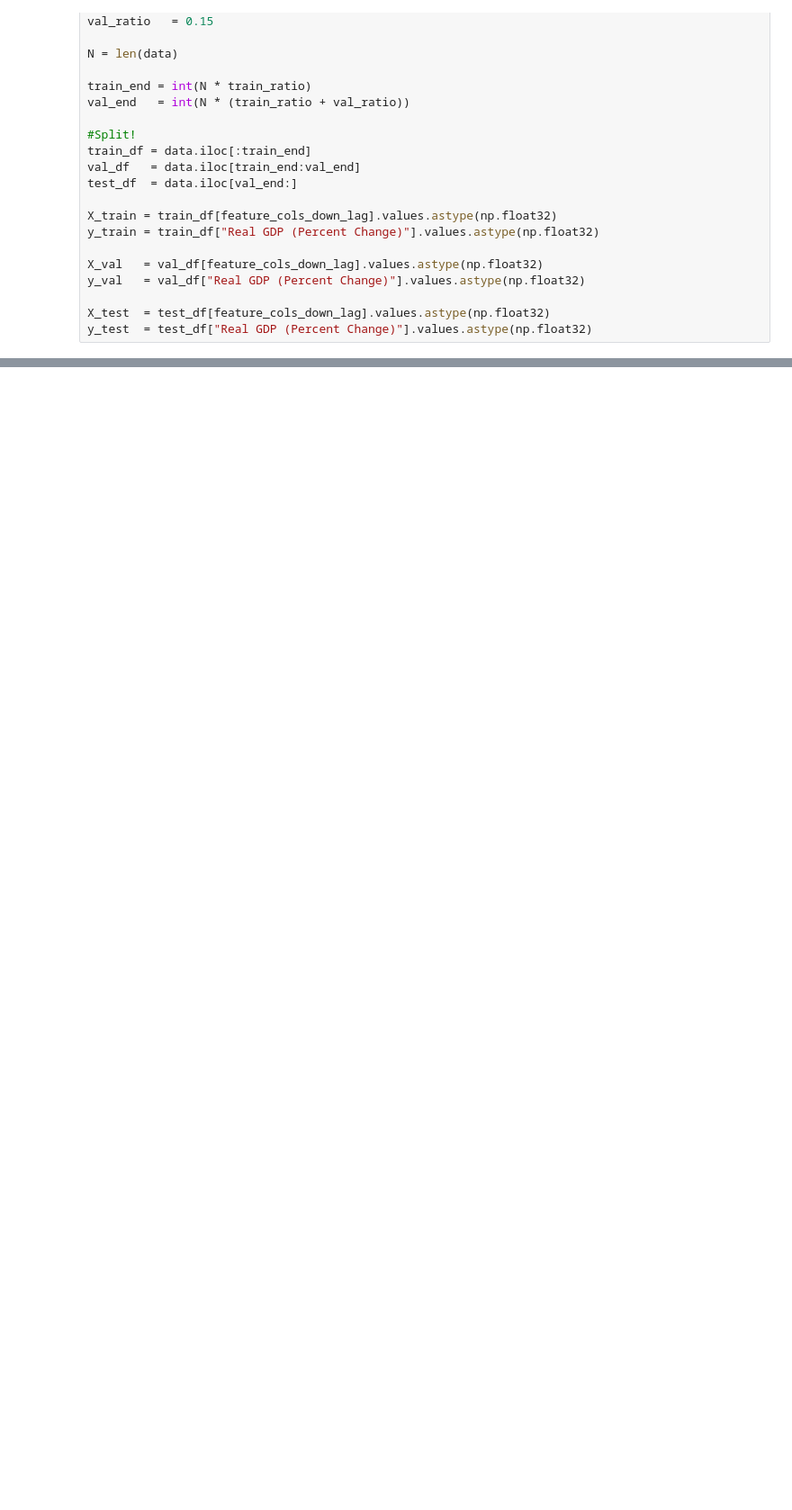
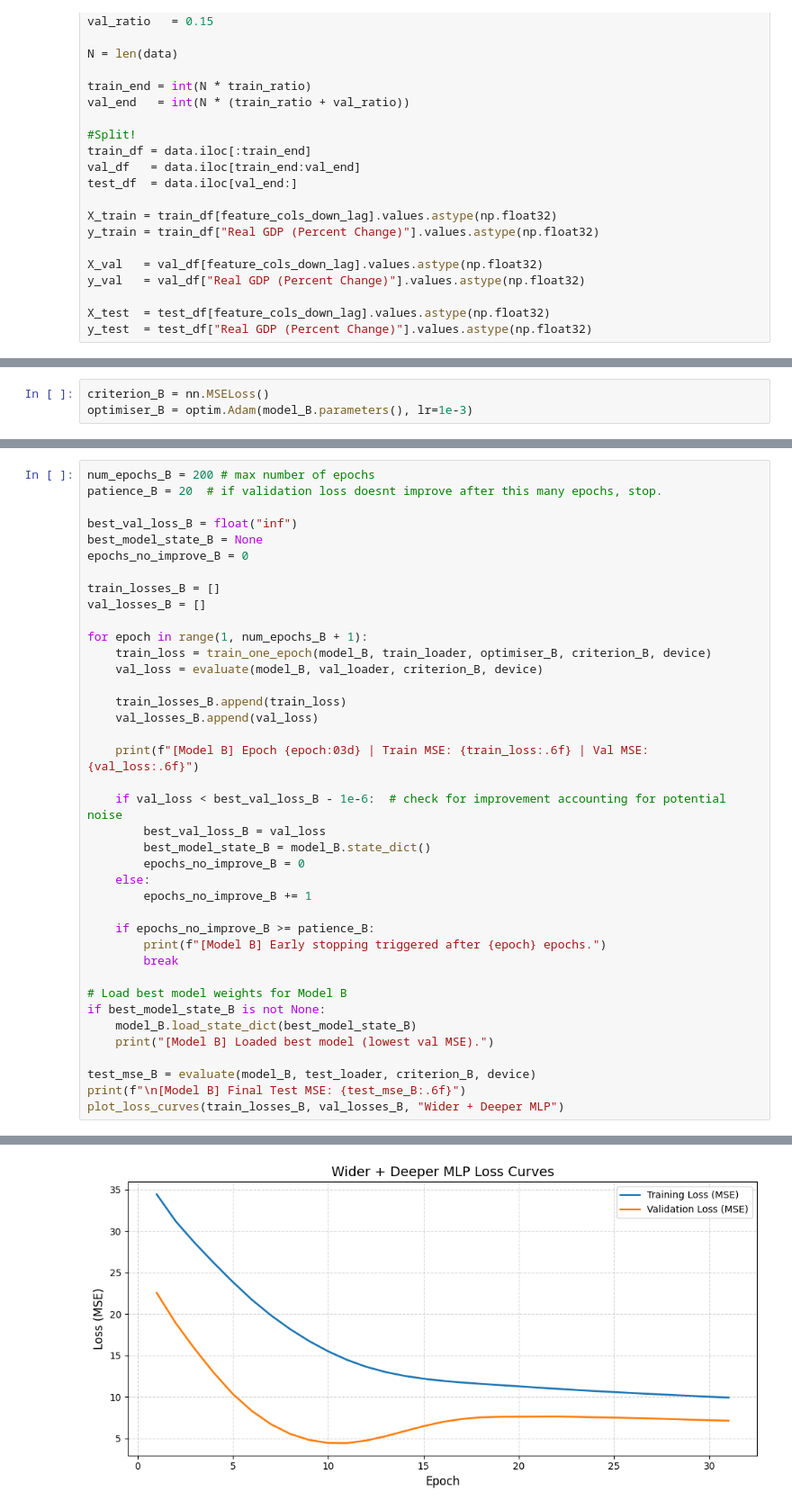
Before and after one commit to YukiSuter/ENG4200-AI4, a Jupyter notebook: ENG4200_CW3_2758934s.ipynb, the cells around one changed output, grey strips where cells are left out. Shown at 90% size. Cells and saved outputs as stored; diff of their text form; blank space fills up the shorter version.

```diff
--- a/ENG4200_CW3_2758934s.ipynb
+++ b/ENG4200_CW3_2758934s.ipynb
@@ -146,0 +555,3 @@ test_loader  = DataLoader(test_dataset,  batch_size=batch_size, shuffle=False)
+# %%
+criterion_B = nn.MSELoss()
+optimiser_B = optim.Adam(model_B.parameters(), lr=1e-3)
@@ -146,0 +560,40 @@ test_loader  = DataLoader(test_dataset,  batch_size=batch_size, shuffle=False)
+# %%
+num_epochs_B = 200 # max number of epochs
+patience_B = 20  # if validation loss doesnt improve after this many epochs, stop.
+
+best_val_loss_B = float("inf")
+best_model_state_B = None
+epochs_no_improve_B = 0
+
+train_losses_B = []
+val_losses_B = []
+
+for epoch in range(1, num_epochs_B + 1):
+    train_loss = train_one_epoch(model_B, train_loader, optimiser_B, criterion_B, device)
+    val_loss = evaluate(model_B, val_loader, criterion_B, device)
+
+    train_losses_B.append(train_loss)
+    val_losses_B.append(val_loss)
+
+    print(f"[Model B] Epoch {epoch:03d} | Train MSE: {train_loss:.6f} | Val MSE: {val_loss:.6f}")
+
+    if val_loss < best_val_loss_B - 1e-6:  # check for improvement accounting for potential noise
+        best_val_loss_B = val_loss
+        best_model_state_B = model_B.state_dict()
+        epochs_no_improve_B = 0
+    else:
+        epochs_no_improve_B += 1
+
+    if epochs_no_improve_B >= patience_B:
+        print(f"[Model B] Early stopping triggered after {epoch} epochs.")
+        break
+
+# Load best model weights for Model B
+if best_model_state_B is not None:
+    model_B.load_state_dict(best_model_state_B)
+    print("[Model B] Loaded best model (lowest val MSE).")
+
+test_mse_B = evaluate(model_B, test_loader, criterion_B, device)
+print(f"\n[Model B] Final Test MSE: {test_mse_B:.6f}")
+plot_loss_curves(train_losses_B, val_losses_B, "Wider + Deeper MLP")
+# %% [output]
@@ -146,0 +617 @@ test_loader  = DataLoader(test_dataset,  batch_size=batch_size, shuffle=False)
+[figure, added]
```
Also changed, not shown: parts of 52 cells of this notebook, 1 other file.
